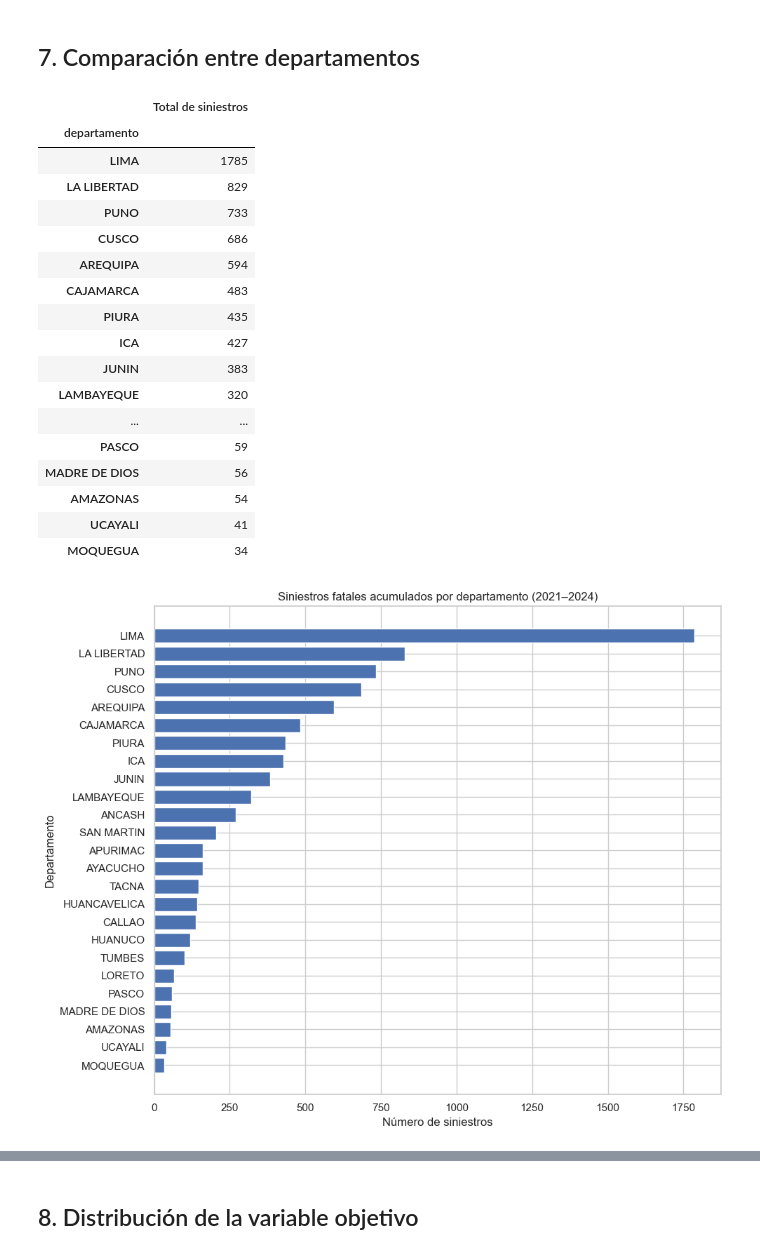
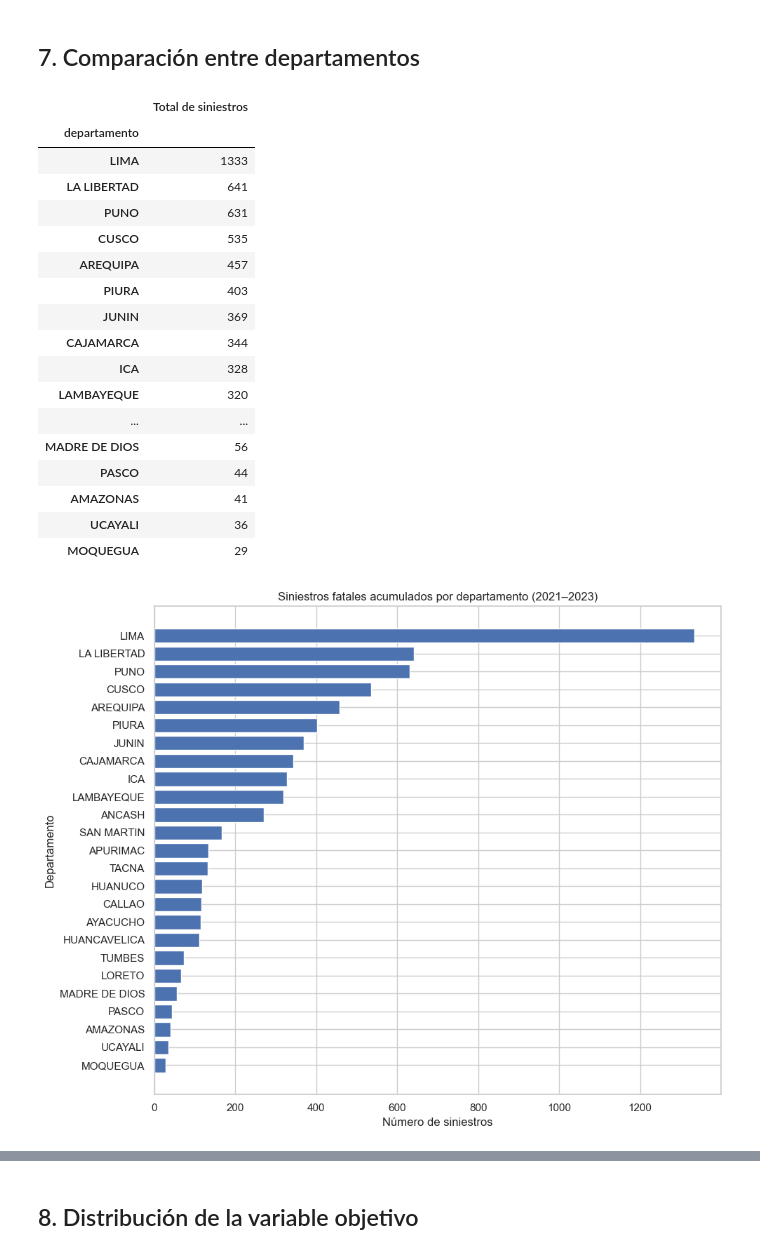
Before and after one commit to ParadoxGallade/TA-IA-Aplicada, a Jupyter notebook: notebooks/01_eda.ipynb, the cells around one changed output, grey strips where cells are left out. Drawn from its saved outputs; the diff is of its cells as text; code cells hidden in the pictures.

```diff
--- a/notebooks/01_eda.ipynb
+++ b/notebooks/01_eda.ipynb
@@ -164,32 +166,33 @@ Mes de menor promedio: Nov 162.5
 # %%
 totales_depto = df.groupby("departamento")["siniestros"].sum().sort_values(ascending=False)
 
 display(totales_depto.to_frame("Total de siniestros"))
 
 plt.figure(figsize=(10, 8))
 plt.barh(totales_depto.index[::-1], totales_depto.values[::-1])
-plt.title("Siniestros fatales acumulados por departamento (2021–2024)")
+plt.title("Siniestros fatales acumulados por departamento (2021–2023)")
 plt.xlabel("Número de siniestros")
 plt.ylabel("Departamento")
 plt.tight_layout()
+plt.savefig("../results/plots/EDA/4. Distribución de siniestros de tránsito fatales por departamento del Perú (2021-2023).png", dpi=150, bbox_inches="tight")
 plt.show()
 # %% [output]
 |  | Total de siniestros |
 | departamento |  |
-| LIMA | 1785 |
-| LA LIBERTAD | 829 |
-| PUNO | 733 |
-| CUSCO | 686 |
-| AREQUIPA | 594 |
-| CAJAMARCA | 483 |
-| PIURA | 435 |
-| ICA | 427 |
-| JUNIN | 383 |
+| LIMA | 1333 |
+| LA LIBERTAD | 641 |
+| PUNO | 631 |
+| CUSCO | 535 |
+| AREQUIPA | 457 |
+| PIURA | 403 |
+| JUNIN | 369 |
+| CAJAMARCA | 344 |
+| ICA | 328 |
 | LAMBAYEQUE | 320 |
 | ... | ... |
-| PASCO | 59 |
 | MADRE DE DIOS | 56 |
-| AMAZONAS | 54 |
-| UCAYALI | 41 |
-| MOQUEGUA | 34 |
+| PASCO | 44 |
+| AMAZONAS | 41 |
+| UCAYALI | 36 |
+| MOQUEGUA | 29 |
-[figure, old version]
+[figure, new version]
```
Also changed, not shown: parts of 15 cells of this notebook, 34 other files.
